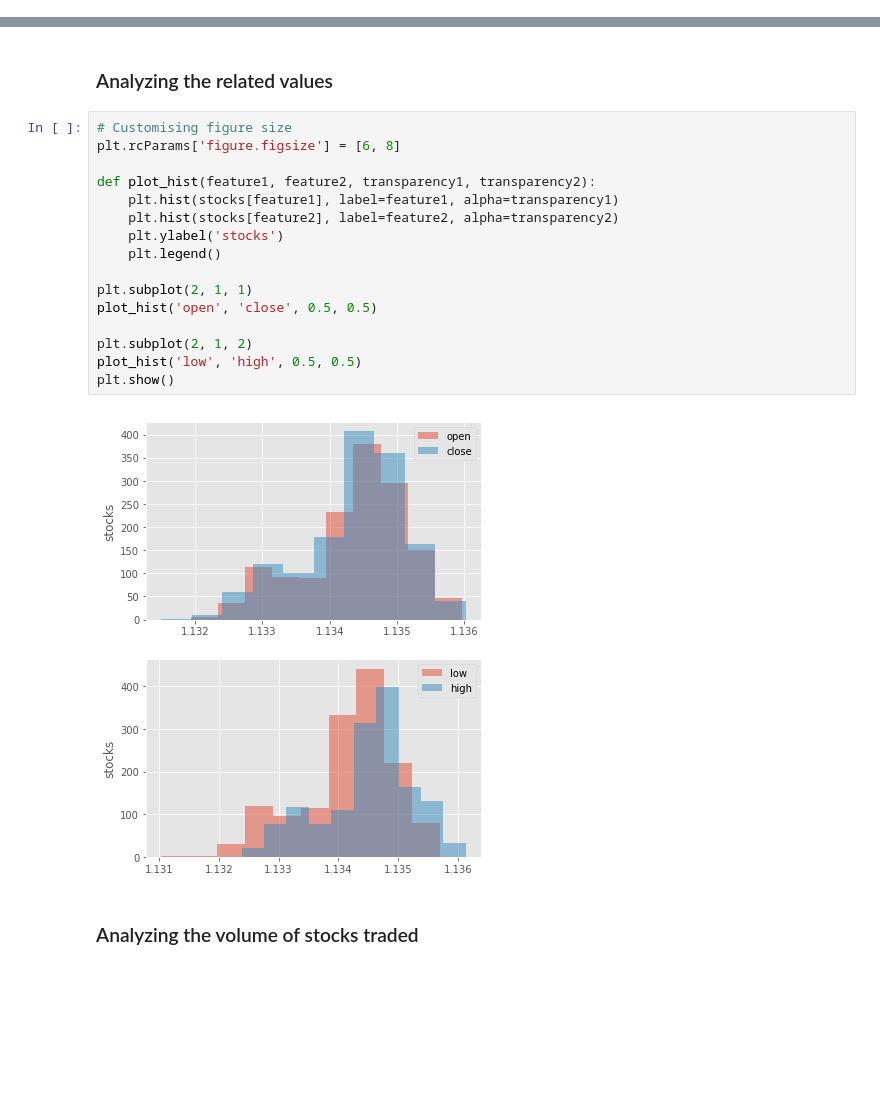
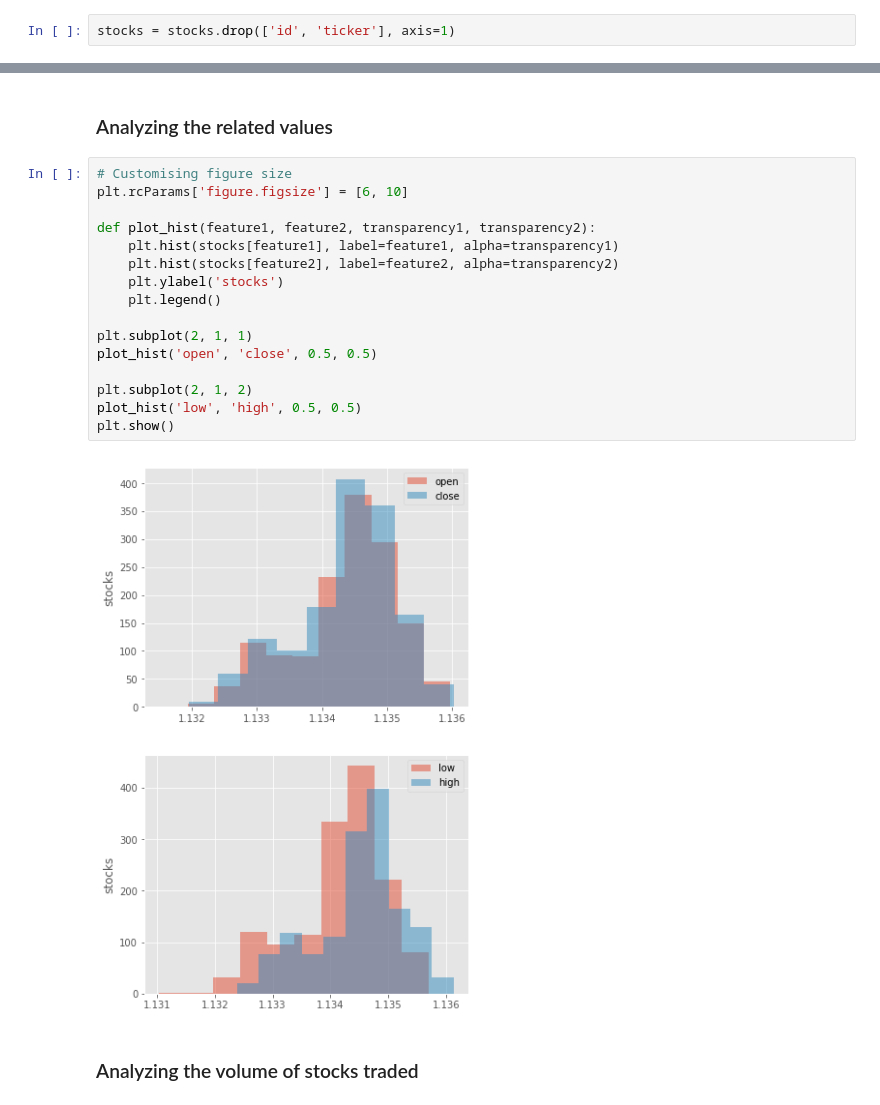
Before and after one commit to oxfordinette/ml-pre-built-templates, a Jupyter notebook: Regression/Regression.ipynb, the cells around one changed output, grey strips where cells are left out. Cells and saved outputs as stored; diff of their text form; blank space fills up the shorter version.

```diff
--- a/Regression/Regression.ipynb
+++ b/Regression/Regression.ipynb
@@ -130,0 +146,2 @@ stocks['date'] = pd.to_datetime(stocks['date'])
+# %%
+stocks = stocks.drop(['id', 'ticker'], axis=1)
@@ -137,22 +170,22 @@ plt.style.use('ggplot')
 ### Analyzing the related values
 # %%
 # Customising figure size
-plt.rcParams['figure.figsize'] = [6, 8]
+plt.rcParams['figure.figsize'] = [6, 10]
 
 def plot_hist(feature1, feature2, transparency1, transparency2):
     plt.hist(stocks[feature1], label=feature1, alpha=transparency1)
     plt.hist(stocks[feature2], label=feature2, alpha=transparency2)
     plt.ylabel('stocks')
     plt.legend()
 
 plt.subplot(2, 1, 1)
 plot_hist('open', 'close', 0.5, 0.5)
 
 plt.subplot(2, 1, 2)
 plot_hist('low', 'high', 0.5, 0.5)
 plt.show()
 # %% [output]
-[figure, old version]
+[figure, new version]
 # %% [markdown]
 ### Analyzing the volume of stocks traded
 # %%
```
Also changed, not shown: parts of 40 cells of this notebook.
